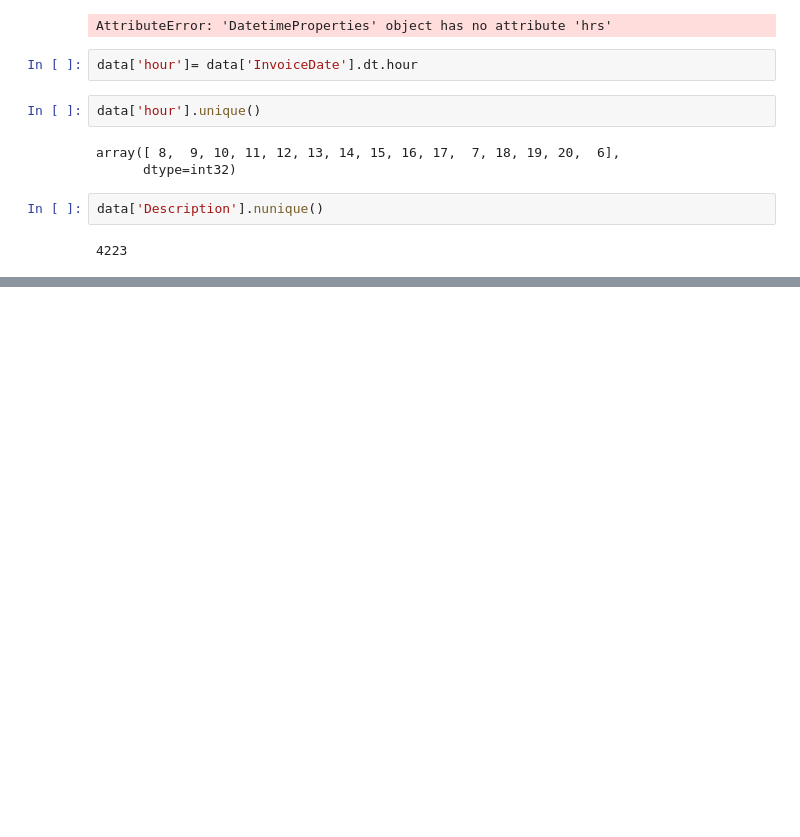
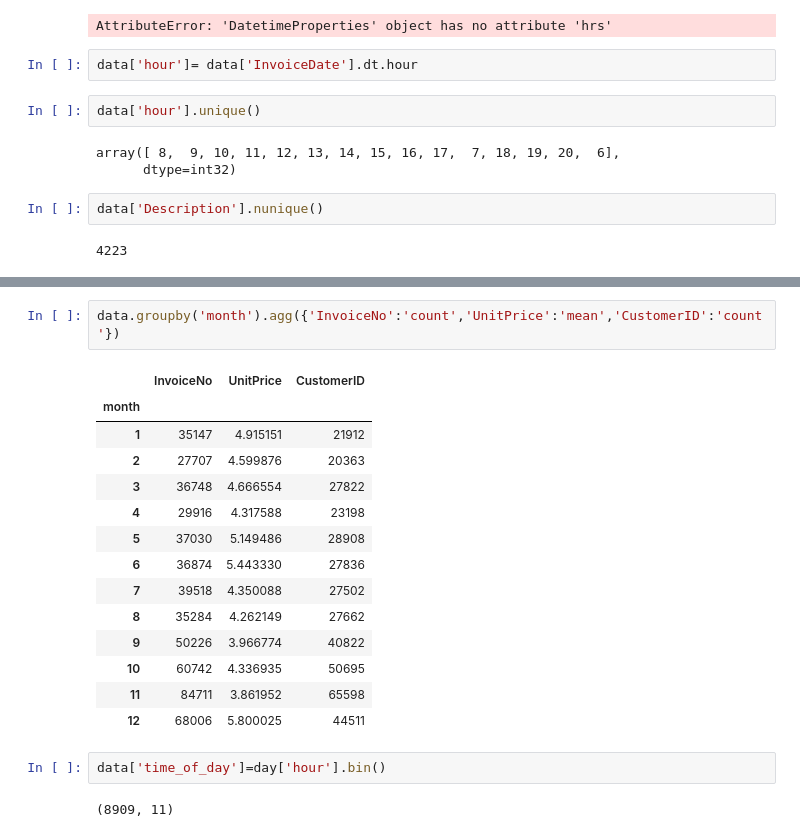
Before and after one commit to saurabhpatare/Customer-Journey-Mapping, a Jupyter notebook: Customer_Journey_Mapping.ipynb, the cells around one changed output, grey strips where cells are left out. Saved outputs shown, nothing was run; the diff lists cells and outputs as text; blank space fills up the shorter version.

```diff
--- a/Customer_Journey_Mapping.ipynb
+++ b/Customer_Journey_Mapping.ipynb
@@ -101,0 +119,21 @@ data['Description'].nunique()
+# %%
+data.groupby('month').agg({'InvoiceNo':'count','UnitPrice':'mean','CustomerID':'count'})
+# %% [output]
+|  | InvoiceNo | UnitPrice | CustomerID |
+| month |  |  |  |
+| 1 | 35147 | 4.915151 | 21912 |
+| 2 | 27707 | 4.599876 | 20363 |
+| 3 | 36748 | 4.666554 | 27822 |
+| 4 | 29916 | 4.317588 | 23198 |
+| 5 | 37030 | 5.149486 | 28908 |
+| 6 | 36874 | 5.443330 | 27836 |
+| 7 | 39518 | 4.350088 | 27502 |
+| 8 | 35284 | 4.262149 | 27662 |
+| 9 | 50226 | 3.966774 | 40822 |
+| 10 | 60742 | 4.336935 | 50695 |
+| 11 | 84711 | 3.861952 | 65598 |
+| 12 | 68006 | 5.800025 | 44511 |
+# %%
+data['time_of_day']=day['hour'].bin()
+# %% [output]
+(8909, 11)
```
Also changed, not shown: parts of 7 cells of this notebook.
